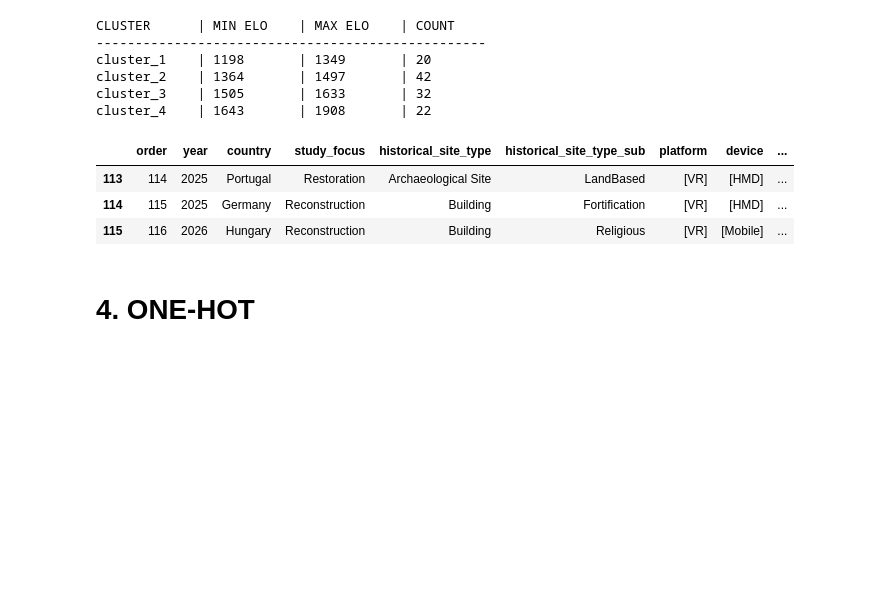
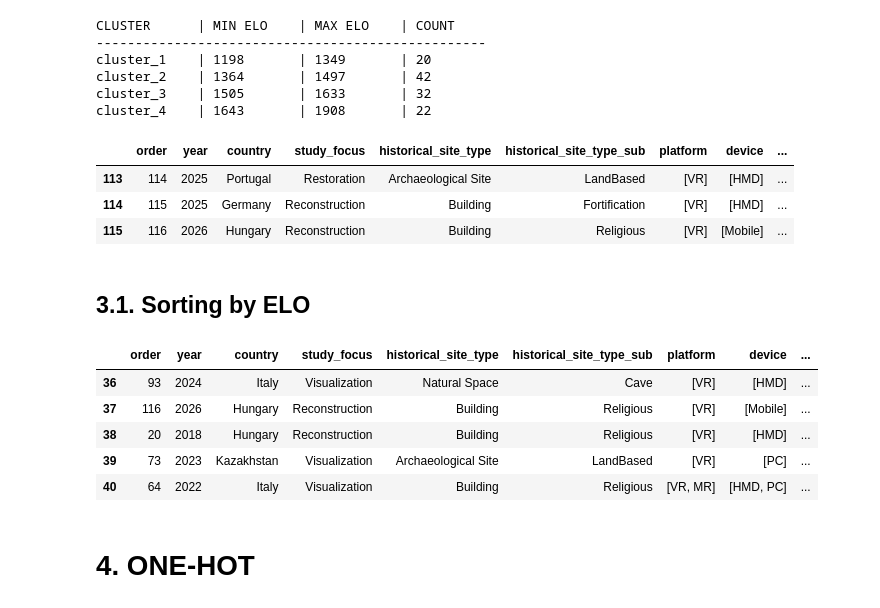
Before and after one commit to KeremDUZENLI/python-sklearn-machine-learning, a Jupyter notebook: main_new.ipynb, the cells around one changed output. Drawn from its saved outputs; the diff is of its cells as text; code cells hidden in the pictures; blank space fills up the shorter version.

Commit message:
feat: elo asc order added

```diff
--- a/main_new.ipynb
+++ b/main_new.ipynb
@@ -330,6 +330,18 @@ cluster_4    | 1643       | 1908       | 22
 | 113 | 114 | 2025 | Portugal | Restoration | Archaeological Site | LandBased | [VR] | [HMD] | ... |
 | 114 | 115 | 2025 | Germany | Reconstruction | Building | Fortification | [VR] | [HMD] | ... |
 | 115 | 116 | 2026 | Hungary | Reconstruction | Building | Religious | [VR] | [Mobile] | ... |
+# %% [markdown]
+## 3.1. Sorting by ELO
+# %%
+df_clustered_sorted = df_clustered.sort_values(by="elo", ascending=True).reset_index(drop=True)
+display(df_clustered_sorted.iloc[36:41])
+# %% [output]
+|  | order | year | country | study_focus | historical_site_type | historical_site_type_sub | platform | device | ... |
+| 36 | 93 | 2024 | Italy | Visualization | Natural Space | Cave | [VR] | [HMD] | ... |
+| 37 | 116 | 2026 | Hungary | Reconstruction | Building | Religious | [VR] | [Mobile] | ... |
+| 38 | 20 | 2018 | Hungary | Reconstruction | Building | Religious | [VR] | [HMD] | ... |
+| 39 | 73 | 2023 | Kazakhstan | Visualization | Archaeological Site | LandBased | [VR] | [PC] | ... |
+| 40 | 64 | 2022 | Italy | Visualization | Building | Religious | [VR, MR] | [HMD, PC] | ... |
 # %% [markdown]
 # 4. ONE-HOT
 # %% [markdown]
```
Also changed, not shown: 1 other file.
